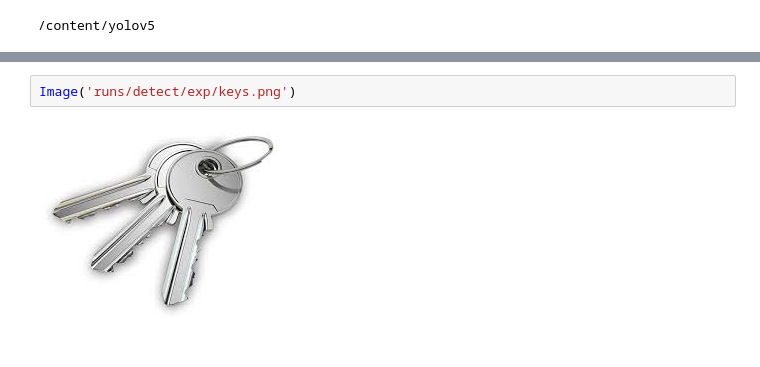
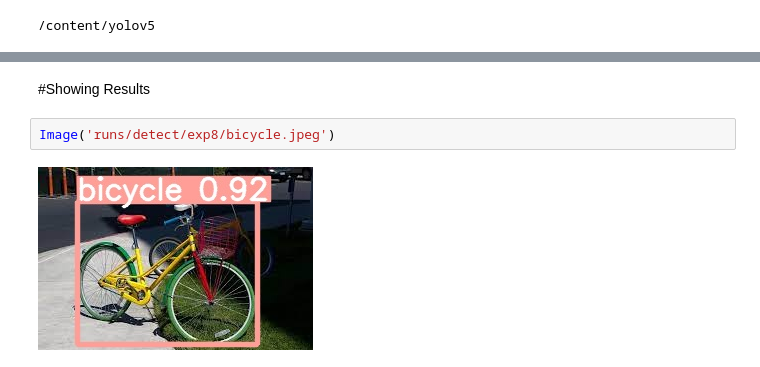
Before and after one commit to Gauth4m/Object-Detection-Project, a Jupyter notebook: Object_Detection_1.ipynb, the cells around one changed output, grey strips where cells are left out. Saved outputs shown, nothing was run; the diff lists cells and outputs as text.

```diff
--- a/Object_Detection_1.ipynb
+++ b/Object_Detection_1.ipynb
@@ -106,4 +104,6 @@ Results saved to runs/detect/exp
+# %% [markdown]
+#Showing Results
 # %%
-Image('runs/detect/exp/keys.png')
+Image('runs/detect/exp8/bicycle.jpeg')
 # %% [output]
-[figure, old version]
+[figure, new version]
```
Also changed, not shown: parts of 5 cells of this notebook.
